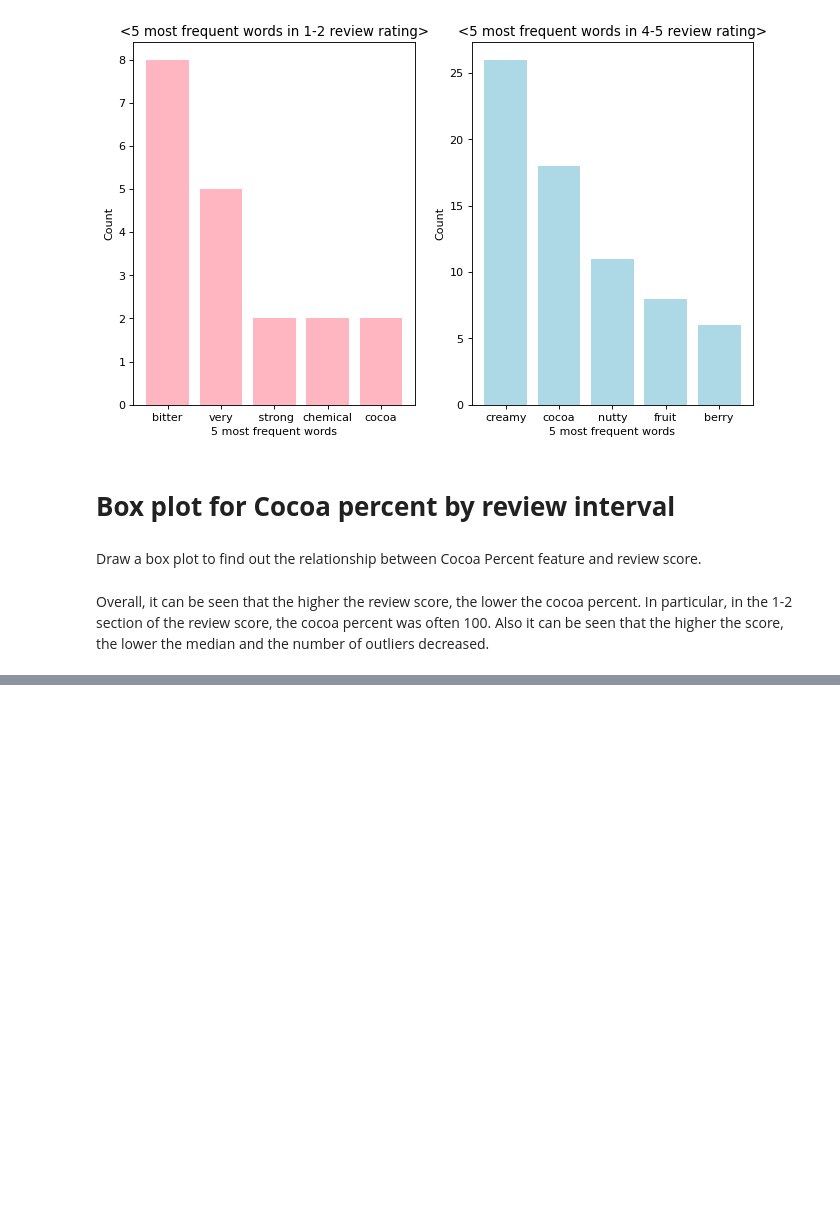
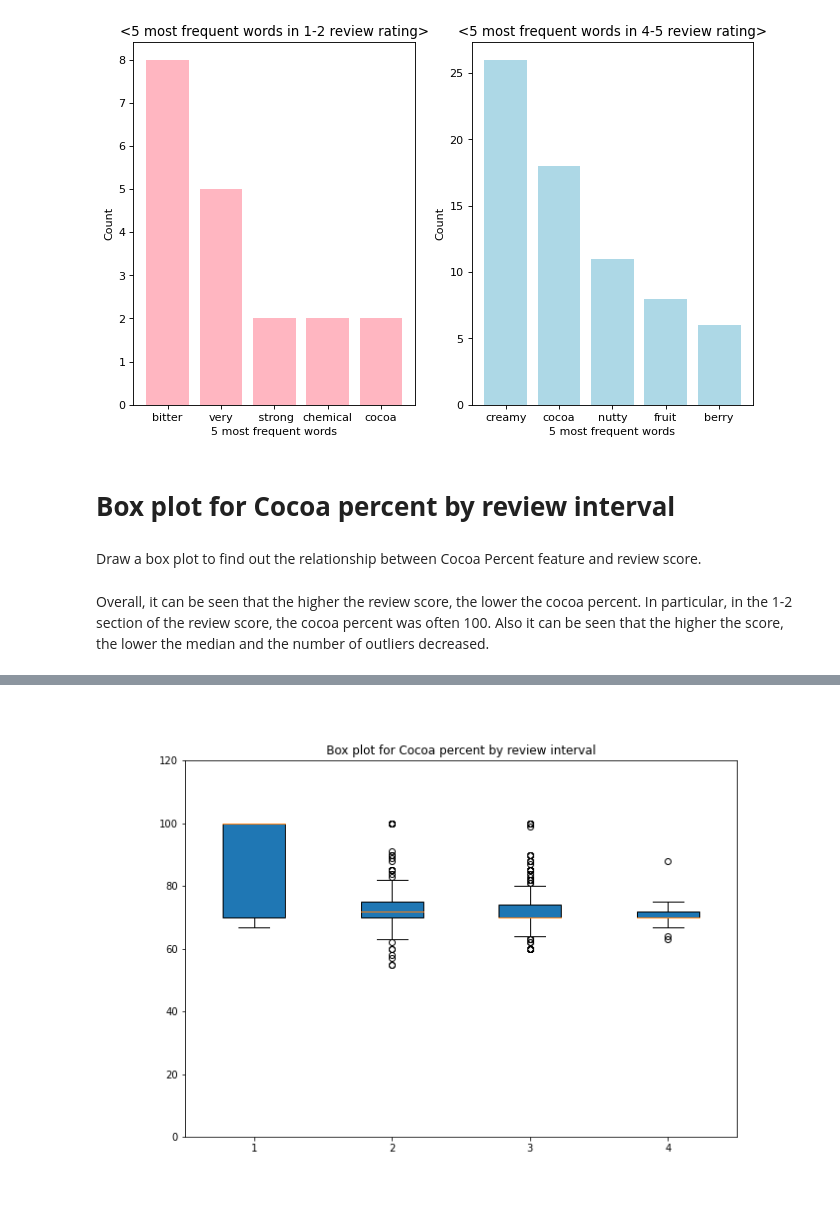
Before and after one commit to UCB-stat-159-s22/hw07-Group22, a Jupyter notebook: minji.ipynb, the cells around one changed output, grey strips where cells are left out. Saved outputs shown, nothing was run; the diff lists cells and outputs as text; code cells hidden in the pictures; blank space fills up the shorter version.

```diff
--- a/minji.ipynb
+++ b/minji.ipynb
@@ -212,0 +215,5 @@ plt.savefig('figures/Box plot for Cocoa Percent by review interval.png')
+# %%
+from IPython.display import Image
+Image('figures/Box plot for Cocoa Percent by review interval.png')
+# %% [output]
+[figure, added]
```
Also changed, not shown: parts of 3 cells of this notebook.
